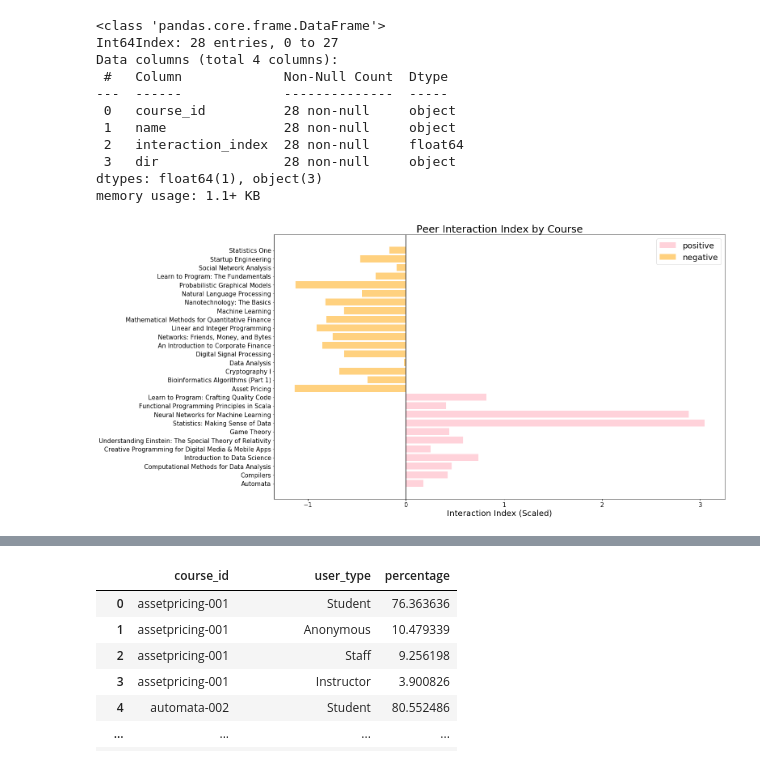
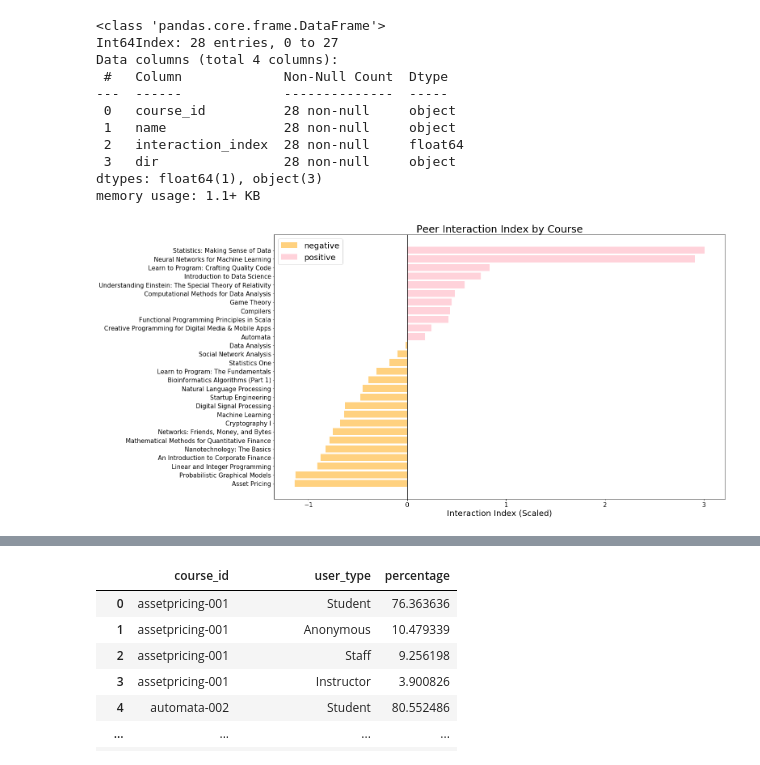
Before and after one commit to zz2641/Cousera-Post-Analysis, a Jupyter notebook: Coursera Forum Post Analysis.ipynb, the cells around one changed output, grey strips where cells are left out. Saved outputs shown, nothing was run; the diff lists cells and outputs as text; code cells hidden in the pictures.

```diff
--- a/Coursera Forum Post Analysis.ipynb
+++ b/Coursera Forum Post Analysis.ipynb
@@ -227,5 +232,5 @@ import datetime
 # %%
 #converting the timestamp to datetime
-df_post['post_time']=df_post['post_time'].apply(datetime.datetime.fromtimestamp)
-#print(datetime.datetime.fromtimestamp(1379779525))
+df_post['post_time']=df_post['post_time'].apply(dt.datetime.fromtimestamp)
+#print(dt.datetime.fromtimestamp(1379779525))
 # %%
@@ -263,5 +279,5 @@ df_inter_reply_ori=df_inter_reply_ori[['post_replier', 'reply_post_time', 'post_
 # %%
 #join 2 df
 df_q2=df_inter_ori_post.merge(df_inter_reply_ori,how='left',on='post_ref')
-df_q2.dropna(inplace=True)
-# remove NAs (replies are sent not to any original posts)
+df_q2.dropna(inplace=True) # remove NAs (replies are sent not to any original posts)
+df_q2.drop_duplicates(inplace=True)# in case there are duplicates data
@@ -382,17 +385,21 @@ memory usage: 1.1+ KB
 # %%
 inter_index_pos=inter_index[inter_index['dir']=='positive']
 inter_index_neg=inter_index[inter_index['dir']=='negative']# need to plot it twice
 
+inter_index_pos.sort_values(by='interaction_index',inplace=True)
+inter_index_neg.sort_values(by='interaction_index',inplace=True)# for better visualization; we sort the values before plotting them
+
+
 plt.figure(figsize=(20,12))
+plt.barh('name','interaction_index',data=inter_index_neg,label='negative',color='orange',alpha=0.5)
 plt.barh('name','interaction_index',data=inter_index_pos,label='positive',color='pink',alpha=0.7)
-plt.barh('name','interaction_index',data=inter_index_neg,label='negative',color='orange',alpha=0.5)
 plt.yticks(fontsize=15)
 plt.xticks(fontsize=15)
 plt.title('Peer Interaction Index by Course',fontsize=25)
 plt.xlabel('Interaction Index (Scaled)',fontsize=20)
 plt.axvline(0,color='black')
 plt.legend(fontsize=20)
 plt.show()
 # %% [output]
-[figure, old version]
+[figure, new version]
 # %%
```
Also changed, not shown: parts of 48 cells of this notebook, 2 other files.
